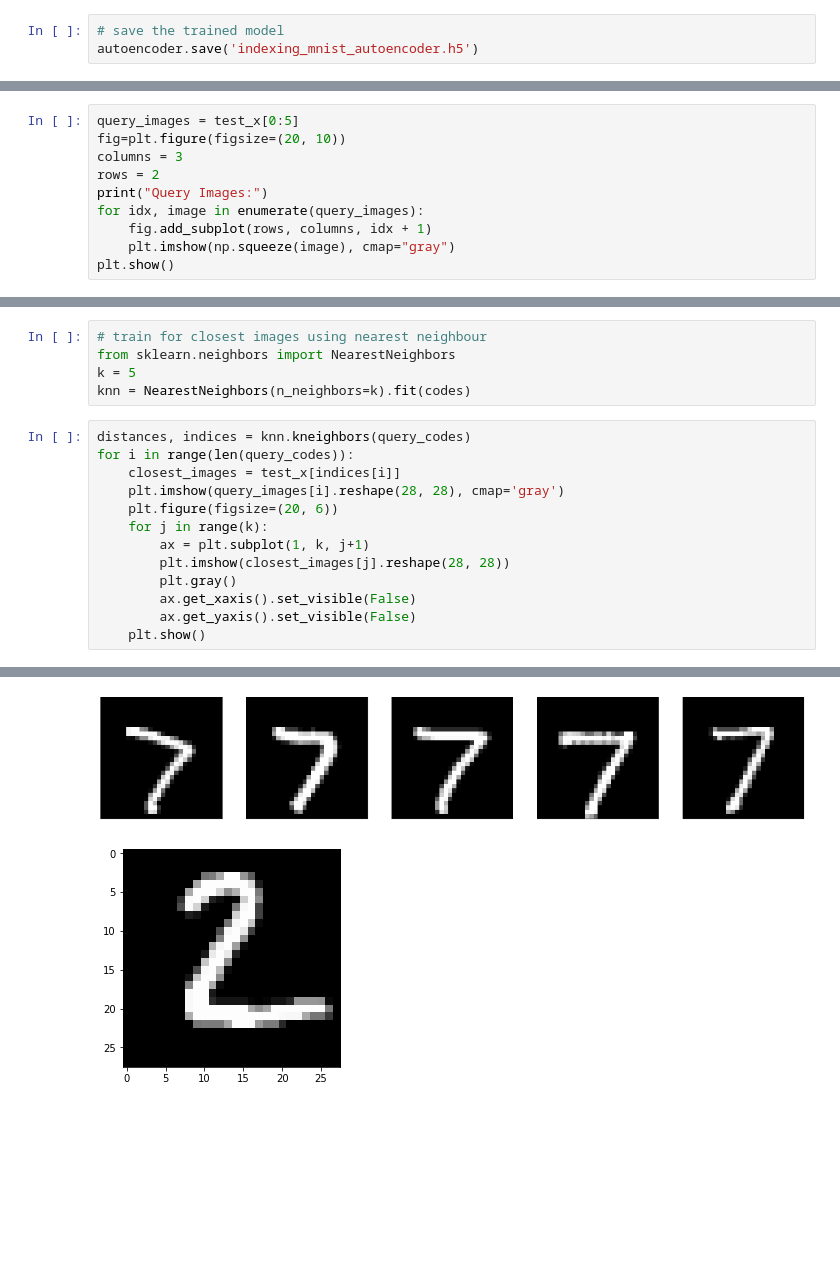
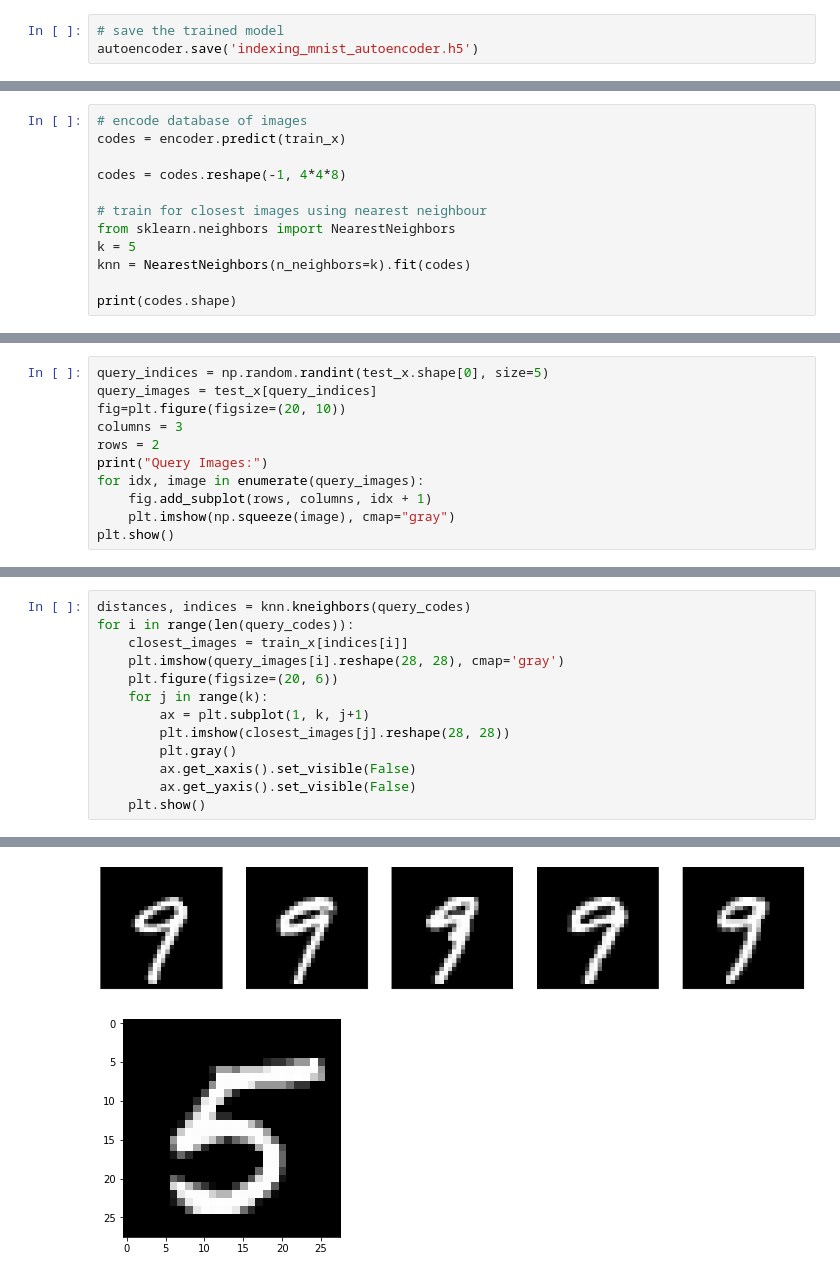
Before and after one commit to georgia-tech-db/evadb, a Jupyter notebook: others/jupyter/indexing_mnist.ipynb, the cells around one changed output, grey strips where cells are left out. Cells and saved outputs as stored; diff of their text form; blank space fills up the shorter version.

```diff
--- a/others/jupyter/indexing_mnist.ipynb
+++ b/others/jupyter/indexing_mnist.ipynb
@@ -146,0 +147,12 @@ Model loaded in:  2.082096815109253
+# %%
+# encode database of images
+codes = encoder.predict(train_x)
+
+codes = codes.reshape(-1, 4*4*8)
+
+# train for closest images using nearest neighbour
+from sklearn.neighbors import NearestNeighbors
+k = 5
+knn = NearestNeighbors(n_neighbors=k).fit(codes)
+
+print(codes.shape)
@@ -147,5 +161,6 @@ Model loaded in:  2.082096815109253
 # %%
-query_images = test_x[0:5]
+query_indices = np.random.randint(test_x.shape[0], size=5)
+query_images = test_x[query_indices]
 fig=plt.figure(figsize=(20, 10))
 columns = 3
 rows = 2
@@ -180,13 +180,8 @@ print(query_codes.shape)
 (5, 128)
-# %%
-# train for closest images using nearest neighbour
-from sklearn.neighbors import NearestNeighbors
-k = 5
-knn = NearestNeighbors(n_neighbors=k).fit(codes)
 # %%
 distances, indices = knn.kneighbors(query_codes)
 for i in range(len(query_codes)):
-    closest_images = test_x[indices[i]]
+    closest_images = train_x[indices[i]]
     plt.imshow(query_images[i].reshape(28, 28), cmap='gray')
     plt.figure(figsize=(20, 6))
     for j in range(k):
@@ -201,2 +196,2 @@ for i in range(len(query_codes)):
-[figure, old version]
+[figure, new version]
-[figure, old version]
+[figure, new version]
```
Also changed, not shown: parts of 9 cells of this notebook, 2 other files.
